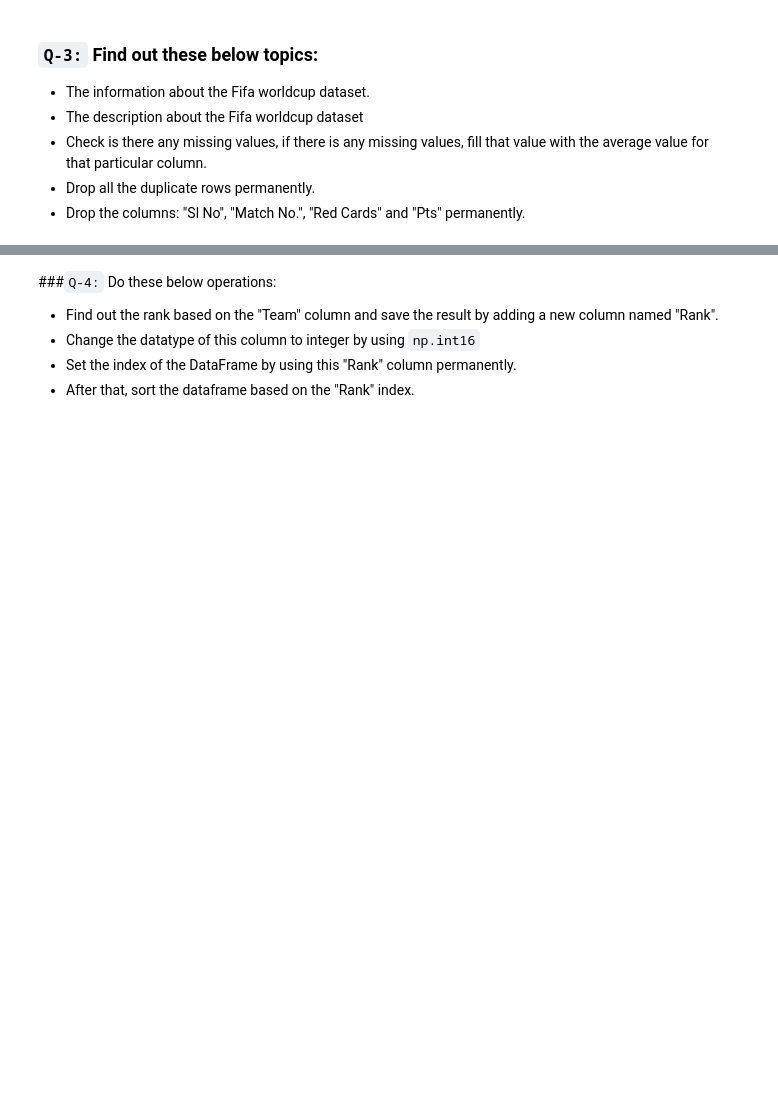
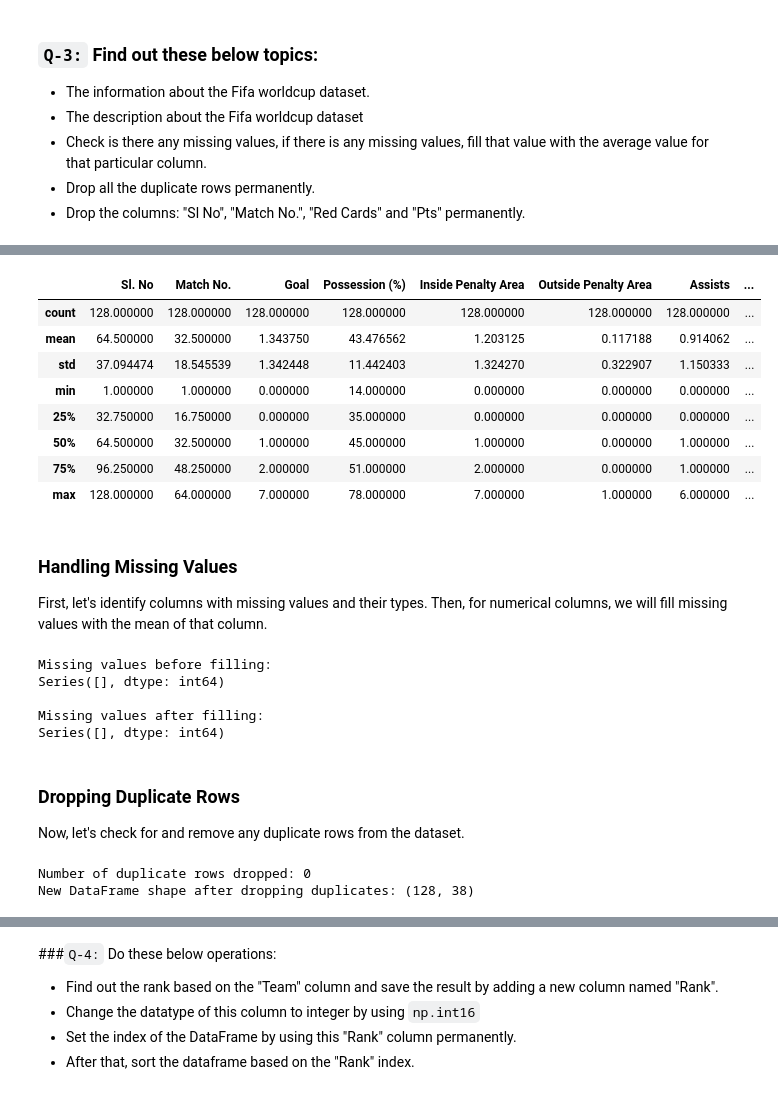
Before and after one commit to AhmadBinAbdulJabbar/campusx, a Jupyter notebook: session_18_tasks.ipynb, the cells around one changed output, grey strips where cells are left out. Saved outputs shown, nothing was run; the diff lists cells and outputs as text; code cells hidden in the pictures; blank space fills up the shorter version.

```diff
--- a/session_18_tasks.ipynb
+++ b/session_18_tasks.ipynb
@@ -85,0 +167,50 @@ Note: The `DataFrame.rank()` method takes an optiinal parameter named `method`.
+# %%
+df.describe()
+# %% [output]
+|  | Sl. No | Match No. | Goal | Possession (%) | Inside Penalty Area | Outside Penalty Area | Assists | ... |
+| count | 128.000000 | 128.000000 | 128.000000 | 128.000000 | 128.000000 | 128.000000 | 128.000000 | ... |
+| mean | 64.500000 | 32.500000 | 1.343750 | 43.476562 | 1.203125 | 0.117188 | 0.914062 | ... |
+| std | 37.094474 | 18.545539 | 1.342448 | 11.442403 | 1.324270 | 0.322907 | 1.150333 | ... |
+| min | 1.000000 | 1.000000 | 0.000000 | 14.000000 | 0.000000 | 0.000000 | 0.000000 | ... |
+| 25% | 32.750000 | 16.750000 | 0.000000 | 35.000000 | 0.000000 | 0.000000 | 0.000000 | ... |
+| 50% | 64.500000 | 32.500000 | 1.000000 | 45.000000 | 1.000000 | 0.000000 | 1.000000 | ... |
+| 75% | 96.250000 | 48.250000 | 2.000000 | 51.000000 | 2.000000 | 0.000000 | 1.000000 | ... |
+| max | 128.000000 | 64.000000 | 7.000000 | 78.000000 | 7.000000 | 1.000000 | 6.000000 | ... |
+# %% [markdown]
+### Handling Missing Values
+
+First, let's identify columns with missing values and their types. Then, for numerical columns, we will fill missing values with the mean of that column.
+# %%
+print('Missing values before filling:')
+print(df.isnull().sum()[df.isnull().sum() > 0])
+
+for column in df.columns:
+    if df[column].isnull().any():
+        if df[column].dtype in ['int64', 'float64']:
+            mean_value = df[column].mean()
+            df[column].fillna(mean_value, inplace=True)
+            print(f"Filled missing values in '{column}' with mean: {mean_value:.2f}")
+        else:
+            print(f"Column '{column}' has missing values but is not numerical. Skipping mean imputation.")
+
+print('\nMissing values after filling:')
+print(df.isnull().sum()[df.isnull().sum() > 0])
+# %% [output]
+Missing values before filling:
+Series([], dtype: int64)
+
+Missing values after filling:
+Series([], dtype: int64)
+# %% [markdown]
+### Dropping Duplicate Rows
+
+Now, let's check for and remove any duplicate rows from the dataset.
+# %%
+initial_rows = df.shape[0]
+df.drop_duplicates(inplace=True)
+final_rows = df.shape[0]
+print(f"Number of duplicate rows dropped: {initial_rows - final_rows}")
+print(f"New DataFrame shape after dropping duplicates: {df.shape}")
+# %% [output]
+Number of duplicate rows dropped: 0
+New DataFrame shape after dropping duplicates: (128, 38)
```
Also changed, not shown: parts of 21 cells of this notebook.
